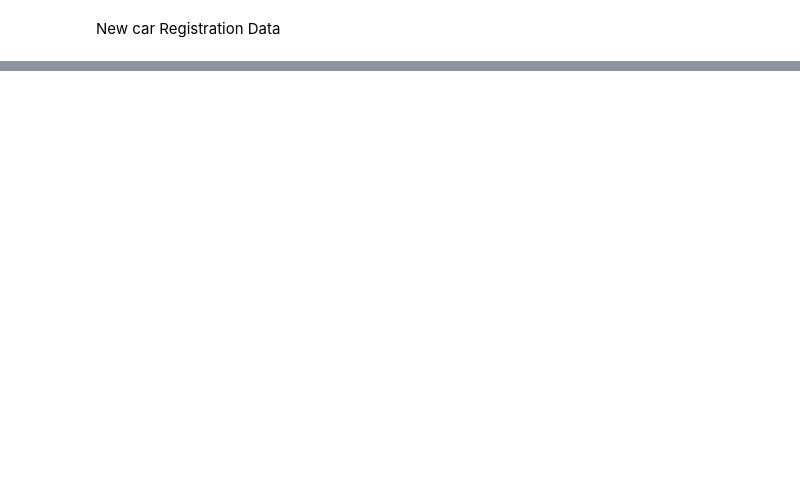
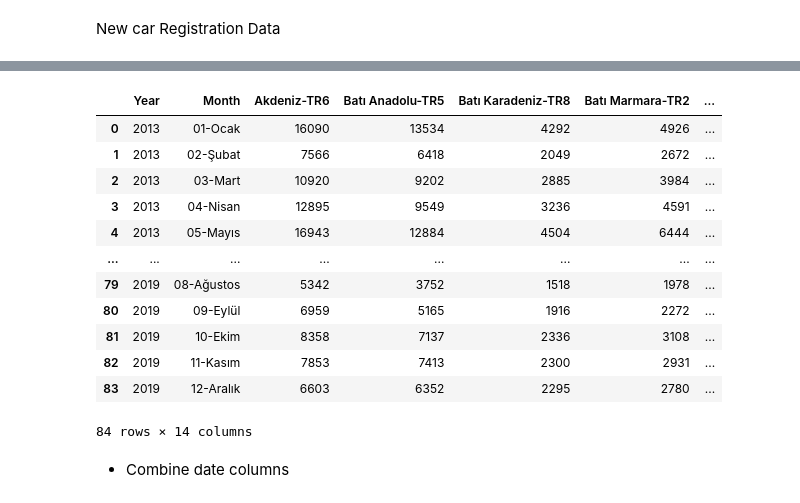
Before and after one commit to feyzijan/ShellDatathon, a Jupyter notebook: ExternalData.ipynb, the cells around one changed output, grey strips where cells are left out. Drawn from its saved outputs; the diff is of its cells as text; code cells hidden in the pictures; blank space fills up the shorter version.

```diff
--- a/ExternalData.ipynb
+++ b/ExternalData.ipynb
@@ -17,4 +19,4 @@ Data Checklist
 # %% [markdown]
 New car Registration Data
 # %%
-df_tuik_new_cars = pd.read_excel("ExternalData\TUIKKaraTasıtYeniKayit.xls")
+df_cars = pd.read_excel("ExternalData\TUIKKaraTasıtYeniKayit.xls")
@@ -33,0 +23,18 @@ df_tuik_new_cars
+# %%
+df_cars
+# %% [output]
+|  | Year | Month | Akdeniz-TR6 | Batı Anadolu-TR5 | Batı Karadeniz-TR8 | Batı Marmara-TR2 | ... |
+| 0 | 2013 | 01-Ocak | 16090 | 13534 | 4292 | 4926 | ... |
+| 1 | 2013 | 02-Şubat | 7566 | 6418 | 2049 | 2672 | ... |
+| 2 | 2013 | 03-Mart | 10920 | 9202 | 2885 | 3984 | ... |
+| 3 | 2013 | 04-Nisan | 12895 | 9549 | 3236 | 4591 | ... |
+| 4 | 2013 | 05-Mayıs | 16943 | 12884 | 4504 | 6444 | ... |
+| ... | ... | ... | ... | ... | ... | ... | ... |
+| 79 | 2019 | 08-Ağustos | 5342 | 3752 | 1518 | 1978 | ... |
+| 80 | 2019 | 09-Eylül | 6959 | 5165 | 1916 | 2272 | ... |
+| 81 | 2019 | 10-Ekim | 8358 | 7137 | 2336 | 3108 | ... |
+| 82 | 2019 | 11-Kasım | 7853 | 7413 | 2300 | 2931 | ... |
+| 83 | 2019 | 12-Aralık | 6603 | 6352 | 2295 | 2780 | ... |
+84 rows × 14 columns
+# %% [markdown]
+- Combine date columns
```
Also changed, not shown: parts of 63 cells of this notebook, 12 other files.
